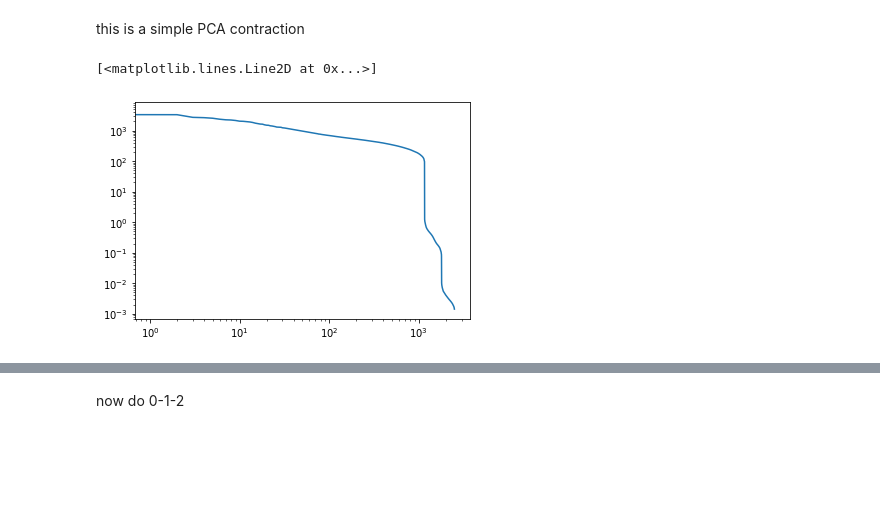
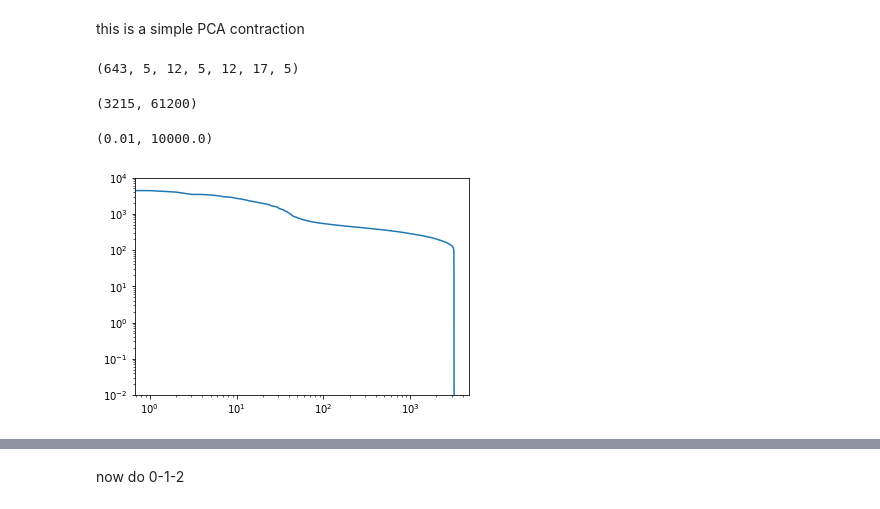
Before and after one commit to bananenpampe/project_COSMO, a Jupyter notebook: tensor_model/shiftml-tests(1).ipynb, the cells around one changed output, grey strips where cells are left out. Cells and saved outputs as stored; diff of their text form; code cells hidden in the pictures; blank space fills up the shorter version.

```diff
--- a/tensor_model/shiftml-tests(1).ipynb
+++ b/tensor_model/shiftml-tests(1).ipynb
@@ -23,7 +23,7 @@ from rascal.neighbourlist.structure_manager import mask_center_atoms_by_species,
 from skcosmo.linear_model import AtomRidge
 from skcosmo.model_selection import atom_groups_by_frame, train_test_split_by_frame
 # %%
-frames = read("CSD-3k+S546_shift_tensors.xyz","::20")
+frames = read("./train_tensor/CSD-3k+S546_shift_tensors.xyz","::20")
 clean_frames = []
 for f in frames:
     if f.info['STATUS'] == 'PASSING':
@@ -354,8 +354,8 @@ array([[-145.9545471 ,  -63.00858822,   29.5635449 ,   58.94901747,
 # %%
 hypers_2 = {
     'interaction_cutoff': 6,
-    'max_radial': 8,
-    'max_angular': 6,
+    'max_radial': 12,
+    'max_angular': 9,
     'gaussian_sigma_type': 'Constant',
     'gaussian_sigma_constant': 0.2,
     'cutoff_smooth_width': 0.3,
@@ -373,0 +392,3 @@ nsmall = 500
+# %%
+isel =type_idx['H'][::10]
+nsel = len(isel)
@@ -374,13 +399,22 @@ nsmall = 500
 # %%
-lsoap = compute_lambda_soap(ref_feats[:nsmall], CG, 2)
+lsoap = compute_lambda_soap(ref_feats[isel], CG, 2, 1)
 # %% [markdown]
 this is a simple PCA contraction
+# %%
+lsoap.shape
+# %% [output]
+(643, 5, 12, 5, 12, 17, 5)
 # %%
 lsr = np.moveaxis(lsoap,-1,1).reshape((lsoap.shape[0]*lsoap.shape[-1], -1))
+# %%
+lsr.shape
+# %% [output]
+(3215, 61200)
 # %%
 u, s, vt = sp.linalg.svd(lsr, full_matrices=False)
 # %%
 plt.loglog(s)
+plt.ylim(1e-2,1e4)
 # %% [output]
-[<matplotlib.lines.Line2D at 0x...>]
+(0.01, 10000.0)
-[figure, old version]
+[figure, new version]
```
Also changed, not shown: parts of 84 cells of this notebook, 11 other files.
